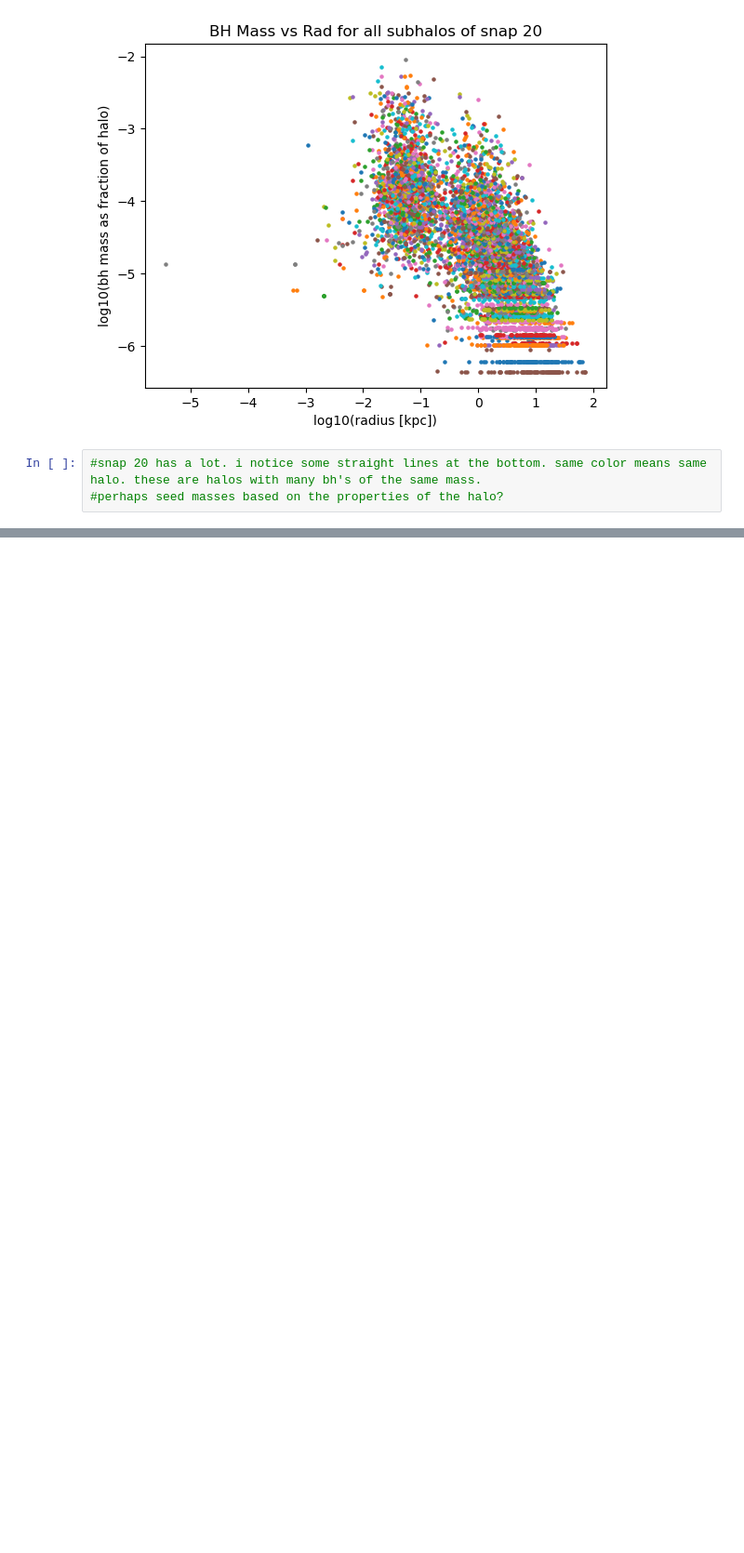
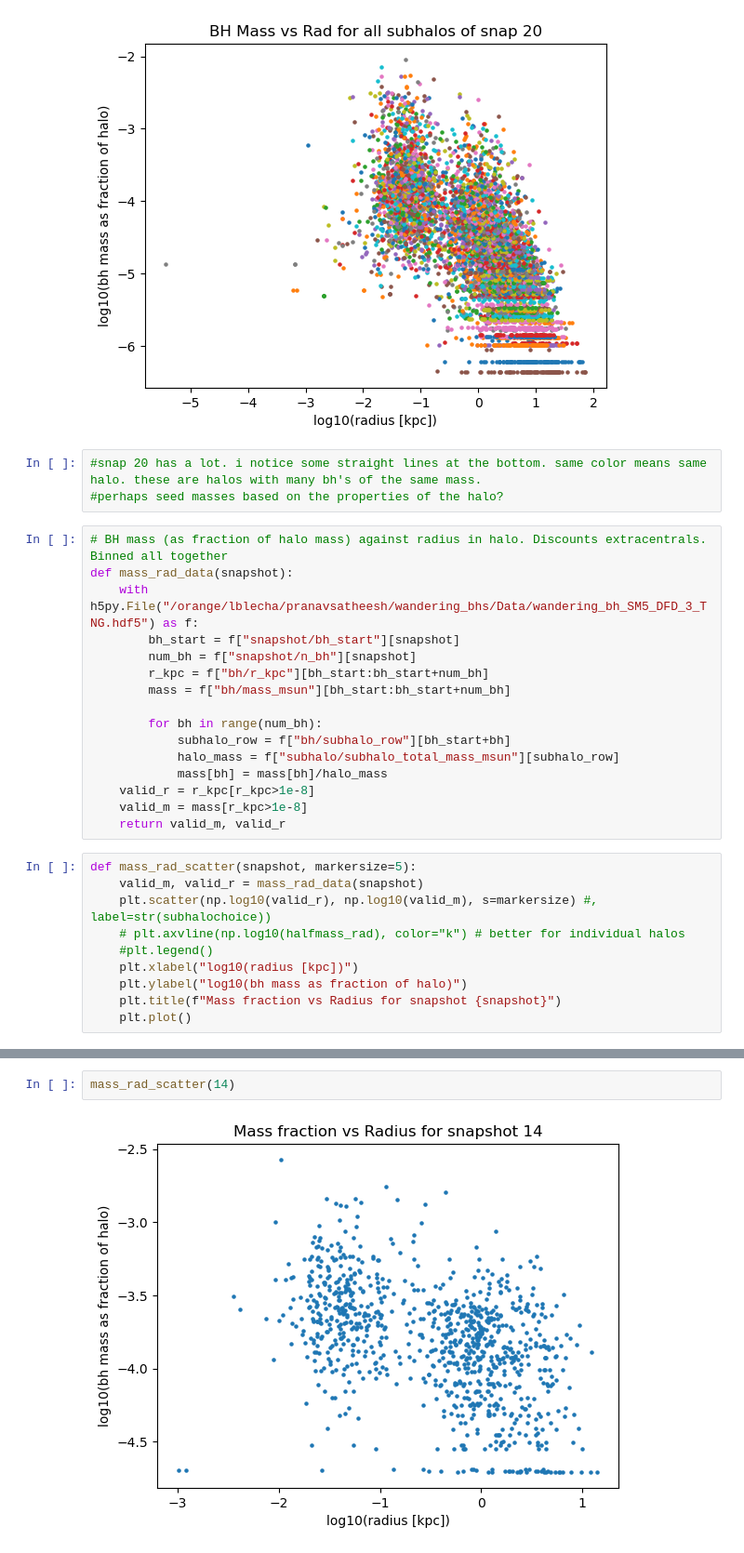
Before and after one commit to pranav-satheesh/wandering_bhs, a Jupyter notebook: Notebooks/SubhaloDictionary.ipynb, the cells around one changed output, grey strips where cells are left out. Shown at 93% size. Drawn from its saved outputs; the diff is of its cells as text; blank space fills up the shorter version.

```diff
--- a/Notebooks/SubhaloDictionary.ipynb
+++ b/Notebooks/SubhaloDictionary.ipynb
@@ -233,3 +233,29 @@ Processing subhalo:
 # %%
 #snap 20 has a lot. i notice some straight lines at the bottom. same color means same halo. these are halos with many bh's of the same mass.
 #perhaps seed masses based on the properties of the halo?
+# %%
+# BH mass (as fraction of halo mass) against radius in halo. Discounts extracentrals. Binned all together
+def mass_rad_data(snapshot):
+    with h5py.File("/orange/lblecha/pranavsatheesh/wandering_bhs/Data/wandering_bh_SM5_DFD_3_TNG.hdf5") as f:
+        bh_start = f["snapshot/bh_start"][snapshot]
+        num_bh = f["snapshot/n_bh"][snapshot]
+        r_kpc = f["bh/r_kpc"][bh_start:bh_start+num_bh]
+        mass = f["bh/mass_msun"][bh_start:bh_start+num_bh]
+
+        for bh in range(num_bh):
+            subhalo_row = f["bh/subhalo_row"][bh_start+bh]
+            halo_mass = f["subhalo/subhalo_total_mass_msun"][subhalo_row]
+            mass[bh] = mass[bh]/halo_mass
+    valid_r = r_kpc[r_kpc>1e-8]
+    valid_m = mass[r_kpc>1e-8]
+    return valid_m, valid_r
+# %%
+def mass_rad_scatter(snapshot, markersize=5):
+    valid_m, valid_r = mass_rad_data(snapshot)
+    plt.scatter(np.log10(valid_r), np.log10(valid_m), s=markersize) #, label=str(subhalochoice))
+    # plt.axvline(np.log10(halfmass_rad), color="k") # better for individual halos
+    #plt.legend()
+    plt.xlabel("log10(radius [kpc])")
+    plt.ylabel("log10(bh mass as fraction of halo)")
+    plt.title(f"Mass fraction vs Radius for snapshot {snapshot}")
+    plt.plot()
@@ -235,0 +276,4 @@ Processing subhalo:
+# %%
+mass_rad_scatter(14)
+# %% [output]
+[figure, added]
```
Also changed, not shown: parts of 2 cells of this notebook.
